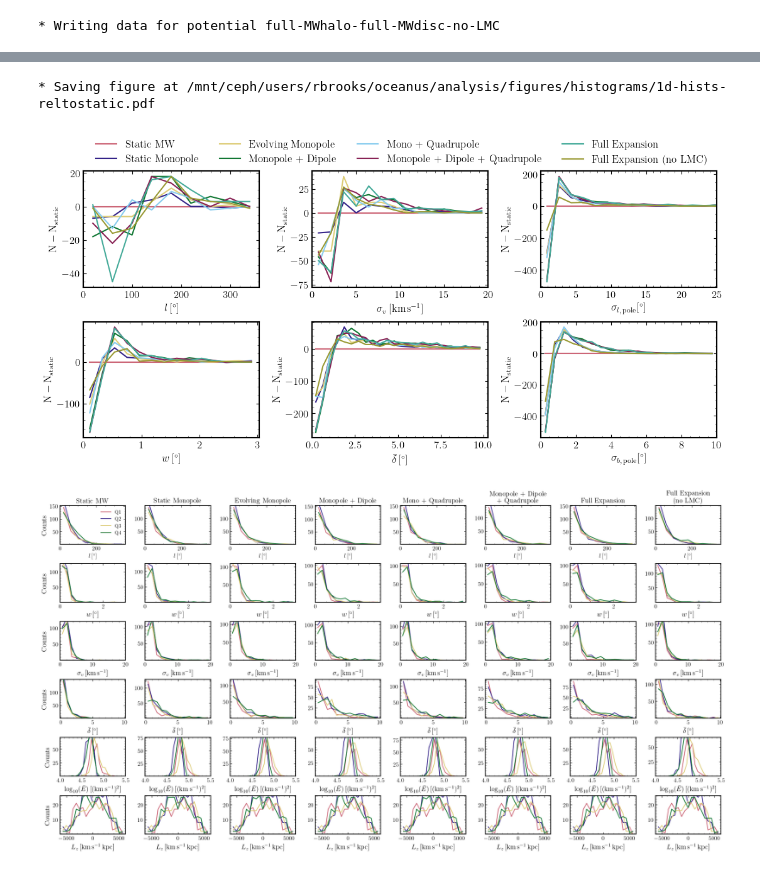
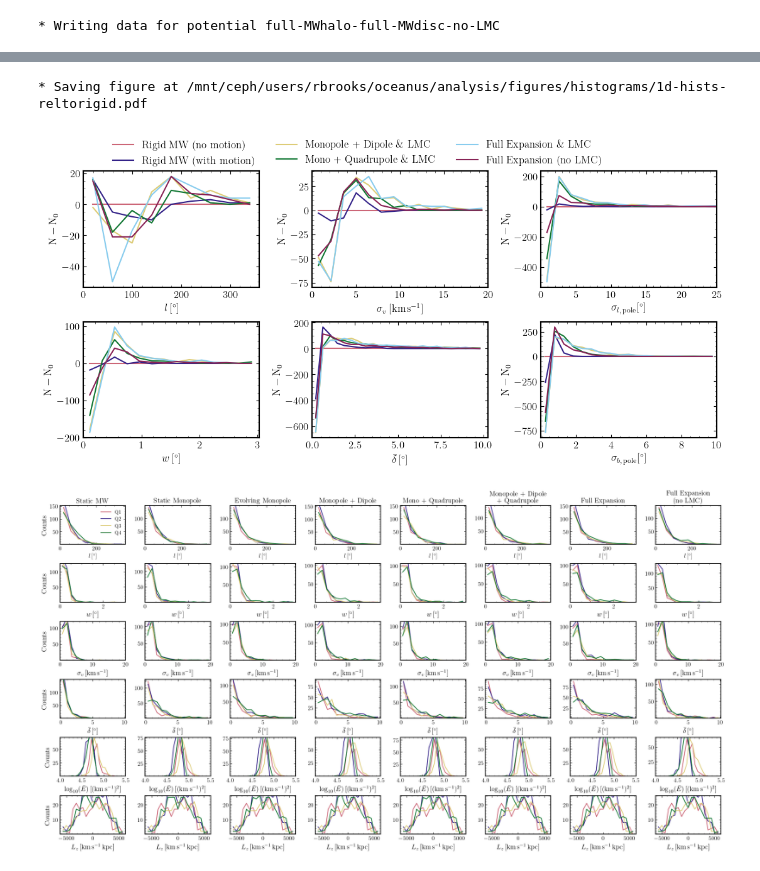
Before and after one commit to dc-broo3/oceanus, a Jupyter notebook: analysis/datamining.ipynb, the cells around one changed output, grey strips where cells are left out. Cells and saved outputs as stored; diff of their text form; code cells hidden in the pictures.

```diff
--- a/analysis/datamining.ipynb
+++ b/analysis/datamining.ipynb
@@ -332,0 +495,5 @@ plt_1dhists(path, plotname, True)
+# %%
+path = '/mnt/ceph/users/rbrooks/oceanus/analysis/stream-runs/combined-files/plotting_data/1024-dthalfMyr-10rpmin-75ramax/'
+plotname= '1d-hists-cumulative'
+
+plt_1dhists_cumulative(path, plotname, True)
@@ -335,12 +505,18 @@ def plt_1dhists_reltostatic(path, plotname, savefig=False):
     fig, ax = plt.subplots(2,3, figsize=(13,5.5))
     plt.subplots_adjust(hspace=0.3, wspace=0.3)
 
-    potentials = list(['static-mwh-only.hdf5','rm-MWhalo-full-MWdisc-full-LMC.hdf5', 'em-MWhalo-full-MWdisc-full-LMC.hdf5',\
-                           'md-MWhalo-full-MWdisc-full-LMC.hdf5', 'mq-MWhalo-full-MWdisc-full-LMC.hdf5', 'mdq-MWhalo-full-MWdisc-full-LMC.hdf5',\
-                           'Full-MWhalo-MWdisc-LMC.hdf5', 'full-MWhalo-full-MWdisc-no-LMC.hdf5'])
+#     potentials = list(['rigid-mw.hdf5','rm-MWhalo-full-MWdisc-full-LMC.hdf5', 'em-MWhalo-full-MWdisc-full-LMC.hdf5',\
+#                            'md-MWhalo-full-MWdisc-full-LMC.hdf5', 'mq-MWhalo-full-MWdisc-full-LMC.hdf5', 'mdq-MWhalo-full-MWdisc-full-LMC.hdf5',\
+#                            'Full-MWhalo-MWdisc-LMC.hdf5', 'full-MWhalo-full-MWdisc-no-LMC.hdf5'])
 
-    labels = list(['Static MW','Static Monopole', 'Evolving Monopole', 'Monopole + Dipole', 'Mono + Quadrupole', \
-                   'Monopole + Dipole + Quadrupole', 'Full Expansion', 'Full Expansion (no LMC)'])
+#     labels = list(['Rigid MW','Static Monopole', 'Evolving Monopole', 'Monopole + Dipole', 'Mono + Quadrupole', \
+#                    'Monopole + Dipole + Quadrupole', 'Full Expansion', 'Full Expansion (no LMC)'])
+
+    potentials = list(['rigid-mw.hdf5','static-mw.hdf5', 'md-MWhalo-full-MWdisc-full-LMC.hdf5', 'mq-MWhalo-full-MWdisc-full-LMC.hdf5',
+                        'Full-MWhalo-MWdisc-LMC.hdf5', 'full-MWhalo-full-MWdisc-no-LMC.hdf5'])
+
+    labels = list(['Rigid MW (no motion)','Rigid MW (with motion)', 'Monopole + Dipole \& LMC', 'Mono + Quadrupole \& LMC',
+                'Full Expansion \& LMC', 'Full Expansion (no LMC)'])
 
     with h5py.File(path + potentials[0],'r') as file:
 
@@ -376,10 +552,10 @@ def plt_1dhists_reltostatic(path, plotname, savefig=False):
         bin_mids = (bin_edges[:-1] + bin_edges[1:]) /2
         plt.plot(bin_mids, h - h_0, label=labels[j])
         plt.xlabel(r'$l\,[^{\circ}]$')
-        plt.ylabel('$\mathrm{N} - \mathrm{N_{static}}$')
+        plt.ylabel('$\mathrm{N} - \mathrm{N_{0}}$')
         plt.xlim(0, 360)
         # plt.ylim(0.1,)
-        plt.legend(frameon=False, ncol=4, fontsize=12, bbox_to_anchor=(3.6,1.35))
+        plt.legend(frameon=False, ncol=3, fontsize=12, bbox_to_anchor=(3.,1.35))
 
         #widths
         plt.sca(ax[1,0])
@@ -388,7 +564,7 @@ def plt_1dhists_reltostatic(path, plotname, savefig=False):
         bin_mids = (bin_edges[:-1] + bin_edges[1:]) /2
         plt.plot(bin_mids, h - h_0)
         plt.xlabel(r'$w\,[^{\circ}]$')
-        plt.ylabel('$\mathrm{N} - \mathrm{N_{static}}$')
+        plt.ylabel('$\mathrm{N} - \mathrm{N_{0}}$')
         plt.xlim(0,)
         # plt.ylim(0.1,)
 
@@ -399,7 +575,7 @@ def plt_1dhists_reltostatic(path, plotname, savefig=False):
         bin_mids = (bin_edges[:-1] + bin_edges[1:]) /2
         plt.plot(bin_mids, h - h_0)
         plt.xlabel(r'$\sigma_{v}\,[\mathrm{km}\,\mathrm{s}^{-1}]$')
-        plt.ylabel('$\mathrm{N} - \mathrm{N_{static}}$')
+        plt.ylabel('$\mathrm{N} - \mathrm{N_{0}}$')
         plt.xlim(0,20)
         # plt.ylim(0.1,)
 
@@ -410,7 +586,7 @@ def plt_1dhists_reltostatic(path, plotname, savefig=False):
         bin_mids = (bin_edges[:-1] + bin_edges[1:]) /2
         plt.plot(bin_mids, h - h_0)
         plt.xlabel(r'$\bar{\delta}\,[^{\circ}]$')
-        plt.ylabel('$\mathrm{N} - \mathrm{N_{static}}$')
+        plt.ylabel('$\mathrm{N} - \mathrm{N_{0}}$')
         plt.xlim(-0.,)
         # plt.ylim(0.1,)
 
@@ -421,7 +597,7 @@ def plt_1dhists_reltostatic(path, plotname, savefig=False):
         bin_mids = (bin_edges[:-1] + bin_edges[1:]) /2
         plt.plot(bin_mids, h - h_0)
         plt.xlabel(r'$\sigma_{l,\,{\mathrm{pole}}}[^{\circ}]$')
-        plt.ylabel('$\mathrm{N} - \mathrm{N_{static}}$')
+        plt.ylabel('$\mathrm{N} - \mathrm{N_{0}}$')
         plt.xlim(0,25)
         # plt.ylim(0.1,)
 
@@ -432,7 +608,7 @@ def plt_1dhists_reltostatic(path, plotname, savefig=False):
         bin_mids = (bin_edges[:-1] + bin_edges[1:]) /2
         plt.plot(bin_mids, h - h_0)
         plt.xlabel(r'$\sigma_{b,\,{\mathrm{pole}}}[^{\circ}]$')
-        plt.ylabel('$\mathrm{N} - \mathrm{N_{static}}$')
+        plt.ylabel('$\mathrm{N} - \mathrm{N_{0}}$')
         plt.xlim(0,10)
         # plt.ylim(0.1,)
 
@@ -445,9 +621,9 @@ def plt_1dhists_reltostatic(path, plotname, savefig=False):
     # plt.close()
 # %%
 path = '/mnt/ceph/users/rbrooks/oceanus/analysis/stream-runs/combined-files/plotting_data/1024-dthalfMyr-10rpmin-75ramax/'
-plotname= '1d-hists-reltostatic'
+plotname= '1d-hists-reltorigid'
 
 plt_1dhists_reltostatic(path, plotname, True)
 # %% [output]
-* Saving figure at /mnt/ceph/users/rbrooks/oceanus/analysis/figures/histograms/1d-hists-reltostatic.pdf
+* Saving figure at /mnt/ceph/users/rbrooks/oceanus/analysis/figures/histograms/1d-hists-reltorigid.pdf
-[figure, old version]
+[figure, new version]
```
Also changed, not shown: parts of 6 cells of this notebook, 3 other files.
